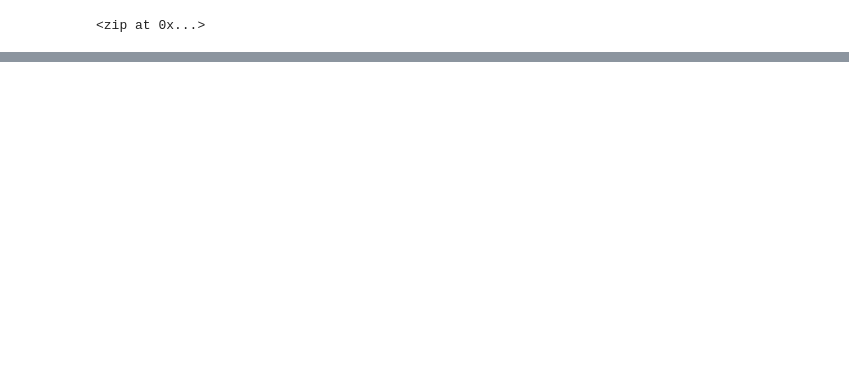
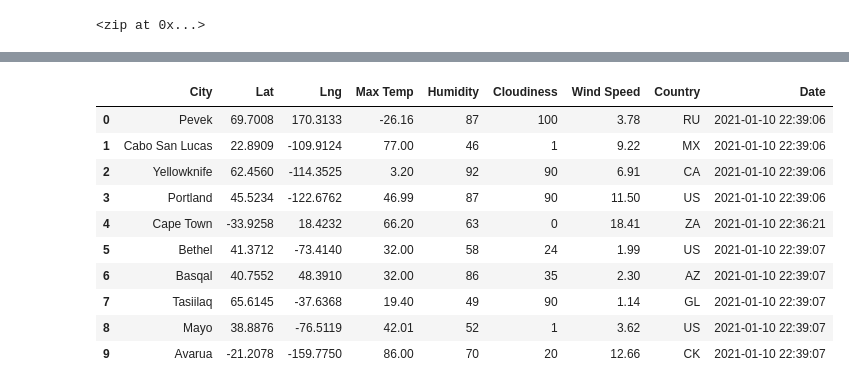
Before and after one commit to borkard/World_Weather_Analysis, a Jupyter notebook: WeatherPy.ipynb, the cells around one changed output, grey strips where cells are left out. Saved outputs shown, nothing was run; the diff lists cells and outputs as text; code cells hidden in the pictures; blank space fills up the shorter version.

Commit message:
adding updated WeatherPy

```diff
--- a/WeatherPy.ipynb
+++ b/WeatherPy.ipynb
@@ -35,0 +40,4 @@ len(cities)
+# %%
+# Starting URL for Weather Map API Call.
+url = "http://api.openweathermap.org/data/2.5/weather?units=Imperial&APPID=" + weather_api_key
+print(url)
@@ -35,0 +127,16 @@ len(cities)
+# %%
+# Convert the array of dictionaries to a Pandas DataFrame.
+city_data_df = pd.DataFrame(city_data)
+city_data_df.head(10)
+# %% [output]
+|  | City | Lat | Lng | Max Temp | Humidity | Cloudiness | Wind Speed | Country | Date |
+| 0 | Pevek | 69.7008 | 170.3133 | -26.16 | 87 | 100 | 3.78 | RU | 2021-01-10 22:39:06 |
+| 1 | Cabo San Lucas | 22.8909 | -109.9124 | 77.00 | 46 | 1 | 9.22 | MX | 2021-01-10 22:39:06 |
+| 2 | Yellowknife | 62.4560 | -114.3525 | 3.20 | 92 | 90 | 6.91 | CA | 2021-01-10 22:39:06 |
+| 3 | Portland | 45.5234 | -122.6762 | 46.99 | 87 | 90 | 11.50 | US | 2021-01-10 22:39:06 |
+| 4 | Cape Town | -33.9258 | 18.4232 | 66.20 | 63 | 0 | 18.41 | ZA | 2021-01-10 22:36:21 |
+| 5 | Bethel | 41.3712 | -73.4140 | 32.00 | 58 | 24 | 1.99 | US | 2021-01-10 22:39:07 |
+| 6 | Basqal | 40.7552 | 48.3910 | 32.00 | 86 | 35 | 2.30 | AZ | 2021-01-10 22:39:07 |
+| 7 | Tasiilaq | 65.6145 | -37.6368 | 19.40 | 49 | 90 | 1.14 | GL | 2021-01-10 22:39:07 |
+| 8 | Mayo | 38.8876 | -76.5119 | 42.01 | 52 | 1 | 3.62 | US | 2021-01-10 22:39:07 |
+| 9 | Avarua | -21.2078 | -159.7750 | 86.00 | 70 | 20 | 12.66 | CK | 2021-01-10 22:39:07 |
```
Also changed, not shown: parts of 8 cells of this notebook.
